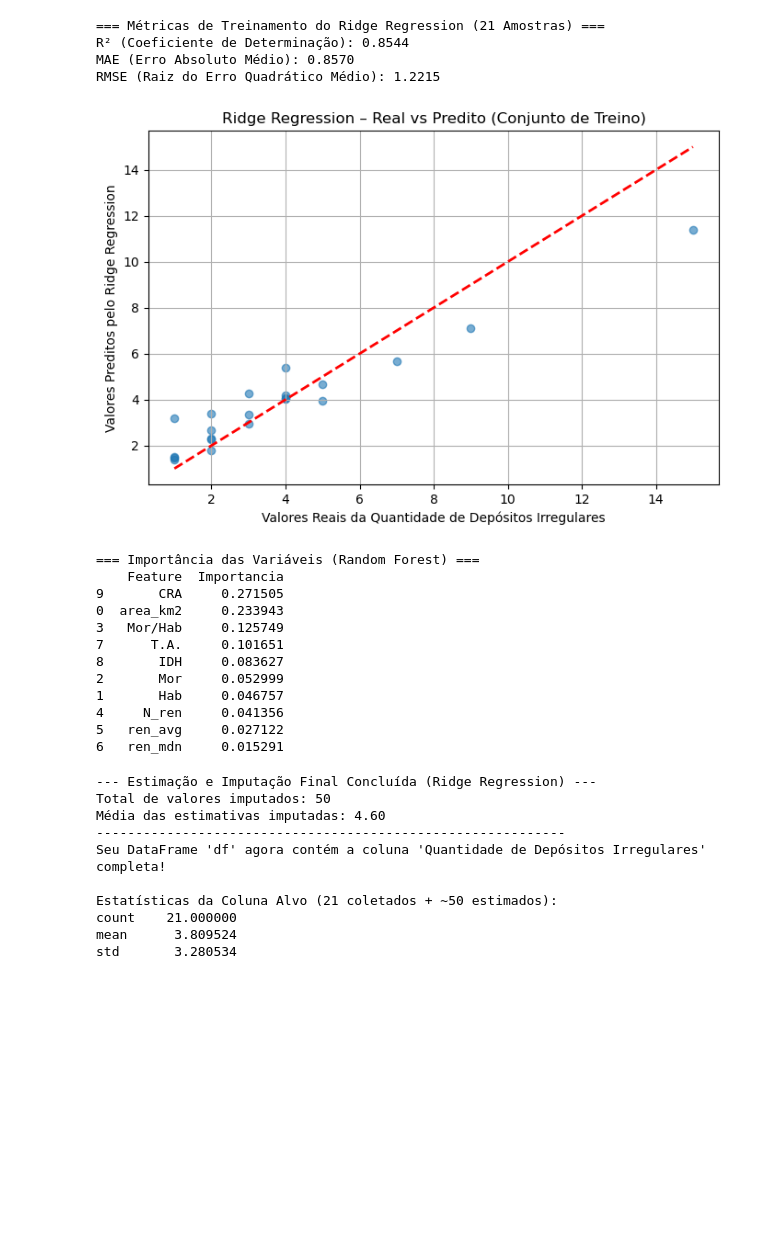
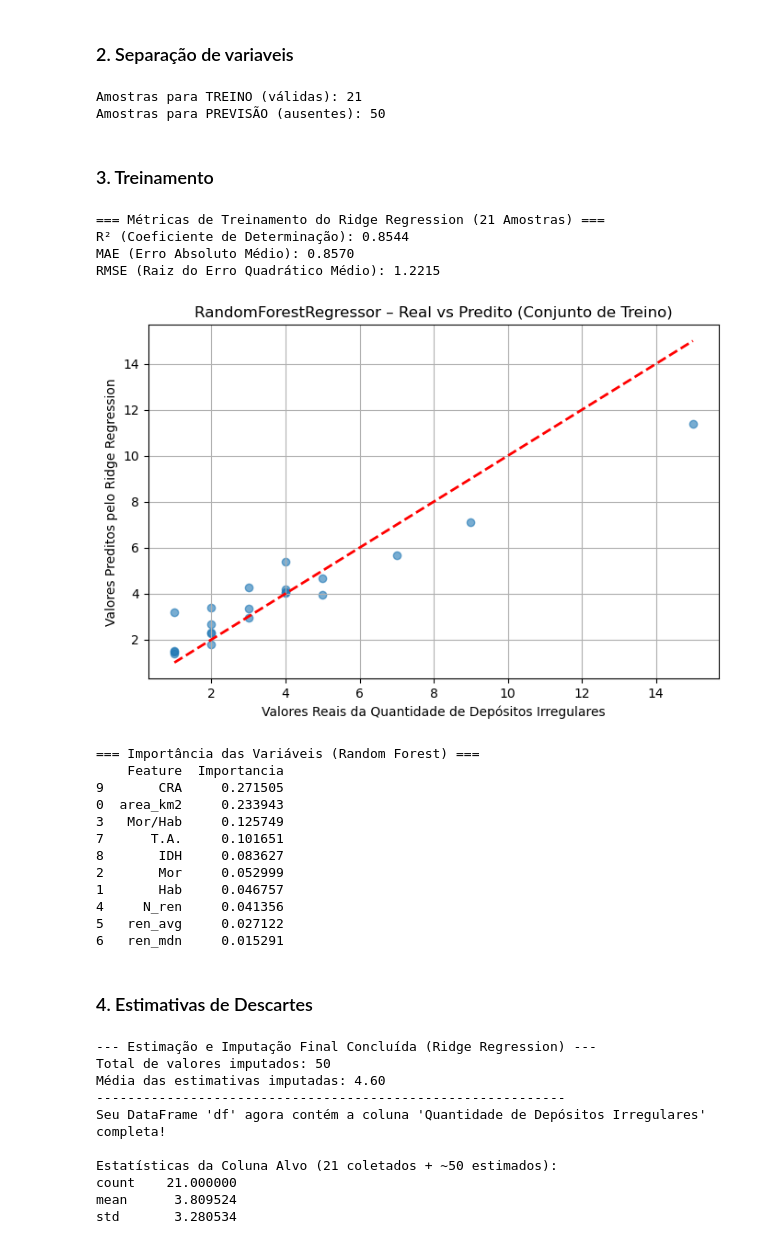
Before and after one commit to albertoakel/data_ambiental, a Jupyter notebook: notebook/ML_random_forest.ipynb, the cells around one changed output. Cells and saved outputs as stored; diff of their text form; code cells hidden in the pictures; blank space fills up the shorter version.

```diff
--- a/notebook/ML_random_forest.ipynb
+++ b/notebook/ML_random_forest.ipynb
@@ -228,29 +17,20 @@ Name: Quantidade de Depósitos Irregulares, dtype: float64
 # %%
+# Leitura dos dados IBGE
 path="/home/akel/PycharmProjects/Data_ambiental/data/process/"
-filename_a='tabela_total_final.csv'
+df1 = pd.read_csv(path+'tabela_total_final.csv')
 
-df1 = pd.read_csv(path+filename_a)
+# Leitura dos dados dissertação
 path="/home/akel/PycharmProjects/Data_ambiental/data/raw/"
-filename_b='depositos_iregulares.Bairros.csv'
-df2 = pd.read_csv(path+filename_b)
+df2 = pd.read_csv(path+'depositos_iregulares.Bairros.csv')
 
 
-#Verificar se são os mesmo bairros
+#Verificar consistência de Bairro entre fontes
 a=df1['Bairro'].unique().tolist()
 A=df2['Bairro'].unique().tolist()
+# Novo dataframe df
 df = df1.merge(df2, on="Bairro", how="left")
-
-#CRA=Concentração de Renda por Área
+#Nova feature CRA=Concentração de Renda por Área
 df['CRA']=df['Mor/Hab']*df['ren_avg']/df['area_km2']
 
-
-# Variáveis (Features) que você está usando
-features = ["area_km2", "Hab", "Mor", "Mor/Hab", "N_ren", "ren_avg", "ren_mdn", "T.A.", "IDH",'CRA']
-target = "Quantidade de Depósitos Irregulares"
-
-# Cria o conjunto de dados válidos para treino (21 amostras)
-df_validas = df.dropna(subset=[target]).copy() #21 amostras
-df_missing = df[df[target].isna()].copy()     #~50 amostras sem dados
-print(f"Amostras para TREINO (válidas): {len(df_validas)}")
-print(f"Amostras para PREVISÃO (ausentes): {len(df_missing)}")
+df.head(5)
 # %% [output]
@@ -259,3 +43,24 @@ Amostras para PREVISÃO (ausentes): 50
+# %% [markdown]
+### 2. Separação de variaveis
+# %%
+# Variáveis (Features) que você está usando
+features = ["area_km2", "Hab", "Mor", "Mor/Hab", "N_ren", "ren_avg", "ren_mdn", "T.A.", "IDH",'CRA']
+target = "Quantidade de Depósitos Irregulares"
+
+# Cria o conjunto de dados válidos para treino (21 amostras)
+df_validas = df.dropna(subset=[target]).copy() #21 amostras
+df_missing = df[df[target].isna()].copy()     #~50 amostras sem dados
+
+#df_missing=df.copy()
+#df_missing[target]=np.nan
+
+print(f"Amostras para TREINO (válidas): {len(df_validas)}")
+print(f"Amostras para PREVISÃO (ausentes): {len(df_missing)}")
+# %% [output]
+Amostras para TREINO (válidas): 21
+Amostras para PREVISÃO (ausentes): 50
+# %% [markdown]
+### 3. Treinamento
 # %%
 X_train = df_validas[features]
 y_train = df_validas[target]
@@ -282,44 +87,36 @@ print(f"MAE (Erro Absoluto Médio): {mae:.4f}")
 print(f"RMSE (Raiz do Erro Quadrático Médio): {rmse:.4f}")
 
 # ----------------------------------------------------------------------
 ## 📉 Gráfico de Dispersão (Real vs. Predito)
 # ----------------------------------------------------------------------
 
 plt.figure(figsize=(8, 5))
-# Correção: Usando y_train e y_pred_train
 plt.scatter(y_train, y_pred_train, alpha=0.6)
-
-# Adicionar a linha de referência (y=x) para indicar a previsão perfeita
 plt.plot([y_train.min(), y_train.max()], [y_train.min(), y_train.max()], 'r--', lw=2)
-
 plt.xlabel("Valores Reais da Quantidade de Depósitos Irregulares")
 plt.ylabel("Valores Preditos pelo Ridge Regression")
-plt.title("Ridge Regression – Real vs Predito (Conjunto de Treino)")
+plt.title("RandomForestRegressor – Real vs Predito (Conjunto de Treino)")
 plt.grid(True)
 plt.show()
 
 
-# 3. Coeficientes do Modelo (para entender o peso das features)
-# ----------------------------------------------------------------------
-## 🌳 Importância das Variáveis (CORREÇÃO)
-# ----------------------------------------------------------------------
-
+# 3. Coeficientes do Modelo
 # ⚠️ CORREÇÃO: Usamos .feature_importances_ para Random Forest
 importances = model_RF.feature_importances_
 
 feature_importance = pd.DataFrame({
     'Feature': X_train.columns,
     'Importancia': importances
 }).sort_values(by='Importancia', ascending=False)
 
 print("\n=== Importância das Variáveis (Random Forest) ===")
 print(feature_importance)
 # %% [output]
 === Métricas de Treinamento do Ridge Regression (21 Amostras) ===
 R² (Coeficiente de Determinação): 0.8544
 MAE (Erro Absoluto Médio): 0.8570
 RMSE (Raiz do Erro Quadrático Médio): 1.2215
-[figure, old version]
+[figure, new version]
 === Importância das Variáveis (Random Forest) ===
     Feature  Importancia
 9       CRA     0.271505
@@ -332,6 +129,8 @@ RMSE (Raiz do Erro Quadrático Médio): 1.2215
 4     N_ren     0.041356
 5   ren_avg     0.027122
 6   ren_mdn     0.015291
+# %% [markdown]
+### 4. Estimativas de Descartes
 # %%
 predictions= model_RF.predict(X_predict)
 
```
Also changed, not shown: parts of 9 cells of this notebook, 17 other files.
